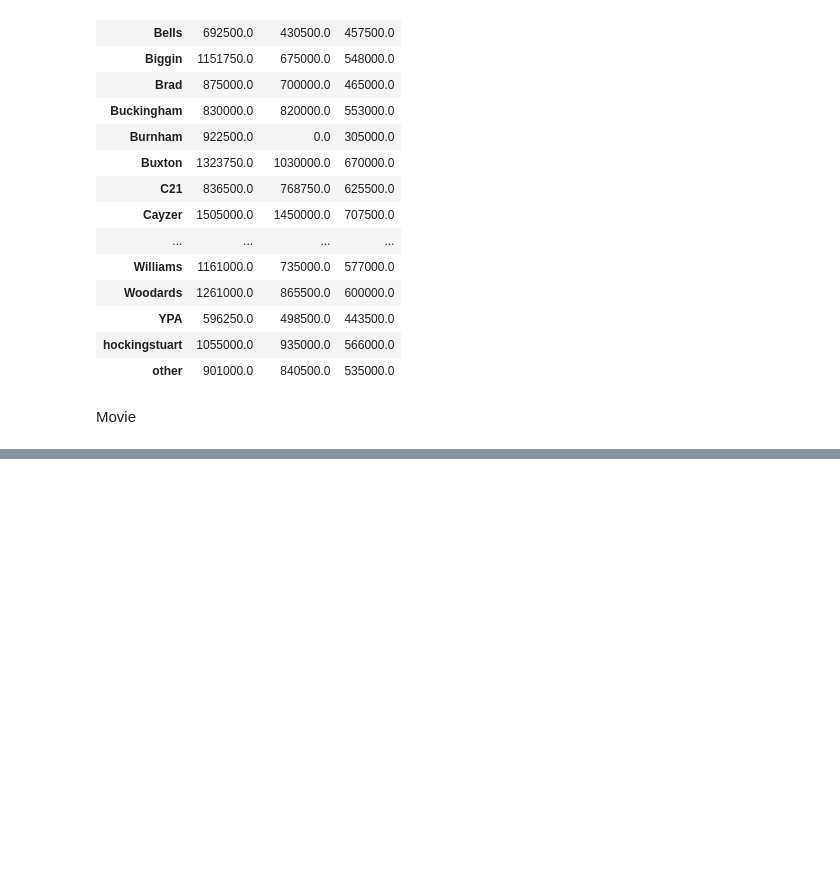
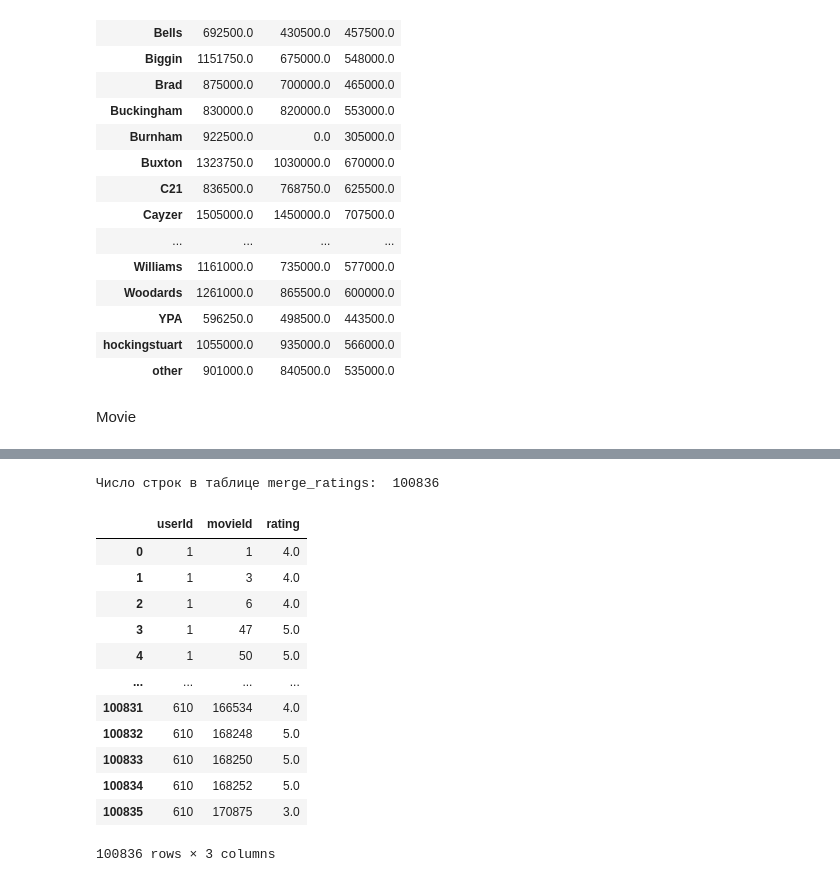
Before and after one commit to elvisandsivle/sf_data_science, a Jupyter notebook: SkillFactory/Модуль 6. Продвинутые методы работы с данными в Pandas/lesson.ipynb, the cells around one changed output, grey strips where cells are left out. Drawn from its saved outputs; the diff is of its cells as text; code cells hidden in the pictures; blank space fills up the shorter version.

```diff
--- a/SkillFactory/Модуль 6. Продвинутые методы работы с данными в Pandas/lesson.ipynb
+++ b/SkillFactory/Модуль 6. Продвинутые методы работы с данными в Pandas/lesson.ipynb
@@ -159,0 +133,69 @@ display(ratings)
+# %%
+import pandas as pd
+
+ratings1 = pd.read_csv('data/ratings1.csv')
+ratings2 = pd.read_csv('data/ratings2.csv')
+movies = pd.read_csv('data/movies.csv')
+dates = pd.read_csv('data/dates.csv')
+
+dates_tp = pd.to_datetime(dates['date'])
+#display(dates_tp.dt.year.mode())
+
+ratings = pd.concat([ratings1, ratings2],ignore_index=True)
+#display(ratings)
+
+#print('Число строк в таблице ratings: ', ratings.shape[0])
+#print('Число строк в таблице dates: ', dates.shape[0])
+#print(ratings.shape[0] == dates.shape[0])
+
+#display(ratings1.tail(1))
+#display(ratings2.head(1))
+
+ratings = ratings.drop_duplicates(ignore_index=True)
+#print('Число строк в таблице ratings: ', ratings.shape[0])
+
+ratings_dates = pd.concat([ratings, dates], axis=1)
+
+joined_false = ratings_dates.join(
+    movies,
+    rsuffix='_right',
+    how='inner'
+)
+#display(joined_false)
+
+joined = ratings_dates.join(
+    movies.set_index('movieId'),
+    on='movieId',
+    how='left'
+)
+#display(joined.head())
+
+merged = ratings_dates.merge(
+    movies,
+    on='movieId',
+    how='left'
+)
+#display(merged.head())
+
+#print('Число строк в таблице ratings_dates: ', ratings_dates.shape[0])
+#print('Число строк в таблице merged: ', merged.shape[0])
+#print(ratings_dates.shape[0] == merged.shape[0])
+
+merge_ratings = ratings1.merge(ratings2, how='outer')
+#print('Число строк в таблице merge_ratings: ', merge_ratings.shape[0])
+#display(merge_ratings)
+# %% [output]
+Число строк в таблице merge_ratings:  100836
+|  | userId | movieId | rating |
+| 0 | 1 | 1 | 4.0 |
+| 1 | 1 | 3 | 4.0 |
+| 2 | 1 | 6 | 4.0 |
+| 3 | 1 | 47 | 5.0 |
+| 4 | 1 | 50 | 5.0 |
+| ... | ... | ... | ... |
+| 100831 | 610 | 166534 | 4.0 |
+| 100832 | 610 | 168248 | 5.0 |
+| 100833 | 610 | 168250 | 5.0 |
+| 100834 | 610 | 168252 | 5.0 |
+| 100835 | 610 | 170875 | 3.0 |
+100836 rows × 3 columns
```
Also changed, not shown: parts of 5 cells of this notebook, 13 other files.
